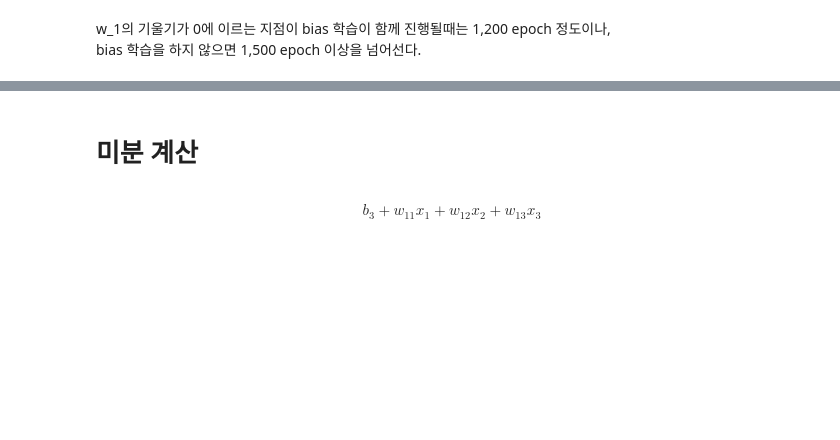
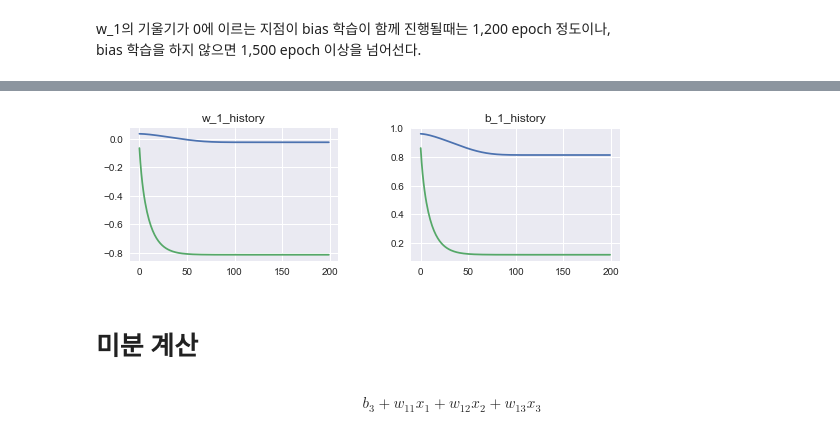
Before and after one commit to likejazz/jupyter-notebooks, a Jupyter notebook: backpropagation.ipynb, the cells around one changed output, grey strips where cells are left out. Cells and saved outputs as stored; diff of their text form; code cells hidden in the pictures; blank space fills up the shorter version.

```diff
--- a/backpropagation.ipynb
+++ b/backpropagation.ipynb
@@ -361,3 +483,22 @@ nn.result()
+# %%
+plt.figure(1)
+
+plt.subplot(221)
+plt.plot(momentum_w_1_history[:200])
+plt.plot(adam_w_1_history[:200])
+plt.title("w_1_history")
+
+plt.subplot(222)
+plt.plot(momentum_b_1_history[:200])
+plt.plot(adam_b_1_history[:200])
+plt.title("b_1_history")
+
+plt.subplots_adjust(top=0.92, bottom=0.08, left=0.10, right=0.95, hspace=0.5, wspace=0.35)
+plt.show()
+
+# Adam과 Momentum의 비교, 하락폭이 큰 쪽이 Adam 이다.
+# %% [output]
+[figure, added]
 # %% [markdown]
 # 미분 계산
 # %%
```
Also changed, not shown: parts of 15 cells of this notebook.
